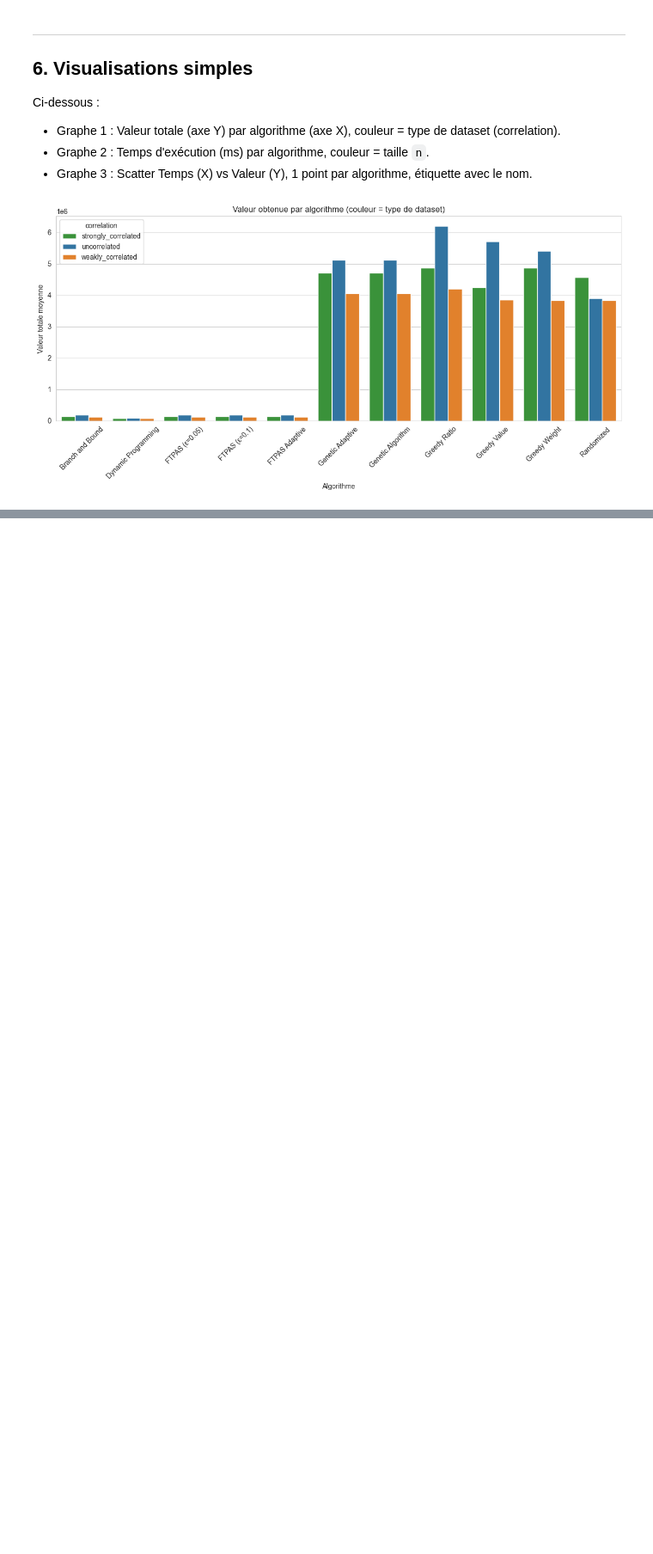
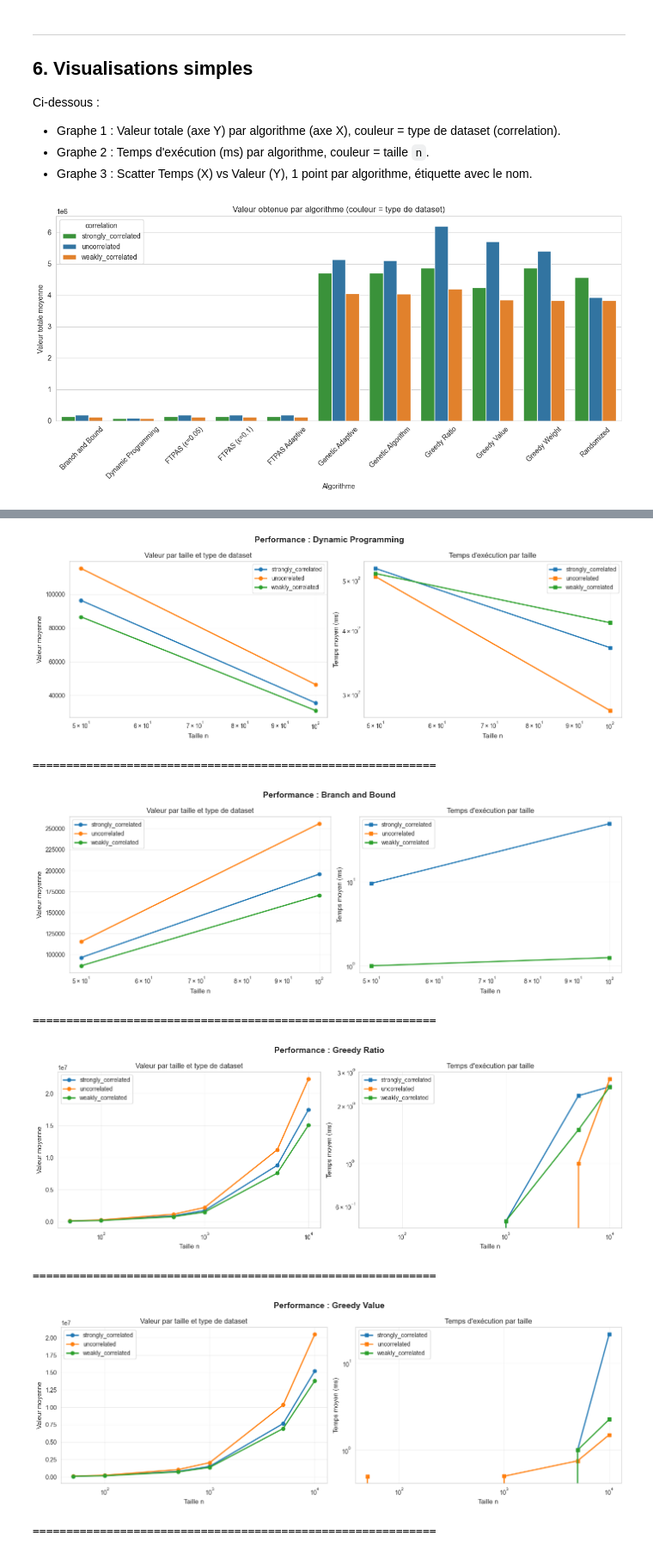
Before and after one commit to 777Arman/projet_advanced_algo, a Jupyter notebook: algo/knapsack_project.ipynb, the cells around one changed output, grey strips where cells are left out. Shown at 86% size. Cells and saved outputs as stored; diff of their text form; code cells hidden in the pictures; blank space fills up the shorter version.

```diff
--- a/algo/knapsack_project.ipynb
+++ b/algo/knapsack_project.ipynb
@@ -1058,0 +1066,59 @@ else:
+# %%
+# Graphique 4 : Graphiques individuels par algorithme
+if results_df is not None:
+    df = results_df.copy()
+
+    # Liste des algorithmes
+    algorithms = df['algorithm'].unique()
+
+    # Créer un graphique pour chaque algorithme
+    for algo in algorithms:
+        algo_data = df[df['algorithm'] == algo].copy()
+
+        # Créer une figure avec 2 sous-graphiques
+        fig, axes = plt.subplots(1, 2, figsize=(14, 5))
+        fig.suptitle(f'Performance : {algo}', fontsize=14, fontweight='bold')
+
+        # Graphique 1 : Valeur par type de corrélation et taille n
+        agg_value = algo_data.groupby(['correlation', 'n'])['value'].mean().reset_index()
+
+        for corr in agg_value['correlation'].unique():
+            corr_data = agg_value[agg_value['correlation'] == corr]
+            axes[0].plot(corr_data['n'], corr_data['value'], marker='o', label=corr, linewidth=2)
+
+        axes[0].set_xlabel('Taille n', fontsize=11)
+        axes[0].set_ylabel('Valeur moyenne', fontsize=11)
+        axes[0].set_title('Valeur par taille et type de dataset')
+        axes[0].legend()
+        axes[0].grid(alpha=0.3)
+        axes[0].set_xscale('log')
+
+        # Graphique 2 : Temps d'exécution par taille n
+        agg_time = algo_data.groupby(['correlation', 'n'])['time_ms'].mean().reset_index()
+
+        for corr in agg_time['correlation'].unique():
+            corr_data = agg_time[agg_time['correlation'] == corr]
+            axes[1].plot(corr_data['n'], corr_data['time_ms'], marker='s', label=corr, linewidth=2)
+
+        axes[1].set_xlabel('Taille n', fontsize=11)
+        axes[1].set_ylabel('Temps moyen (ms)', fontsize=11)
+        axes[1].set_title('Temps d\'exécution par taille')
+        axes[1].legend()
+        axes[1].grid(alpha=0.3)
+        axes[1].set_xscale('log')
+        axes[1].set_yscale('log')
+
+        plt.tight_layout()
+        plt.show()
+        print(f"\n{'='*60}\n")
+else:
+    print("results_df non chargé. Exécutez d'abord la cellule qui charge 'benchmark_results.csv'.")
+# %% [output]
+[figure, added]
+============================================================
+[figure, added]
+============================================================
+[figure, added]
+============================================================
+[figure, added]
+============================================================
```
Also changed, not shown: parts of 5 cells of this notebook, 1 other file.
